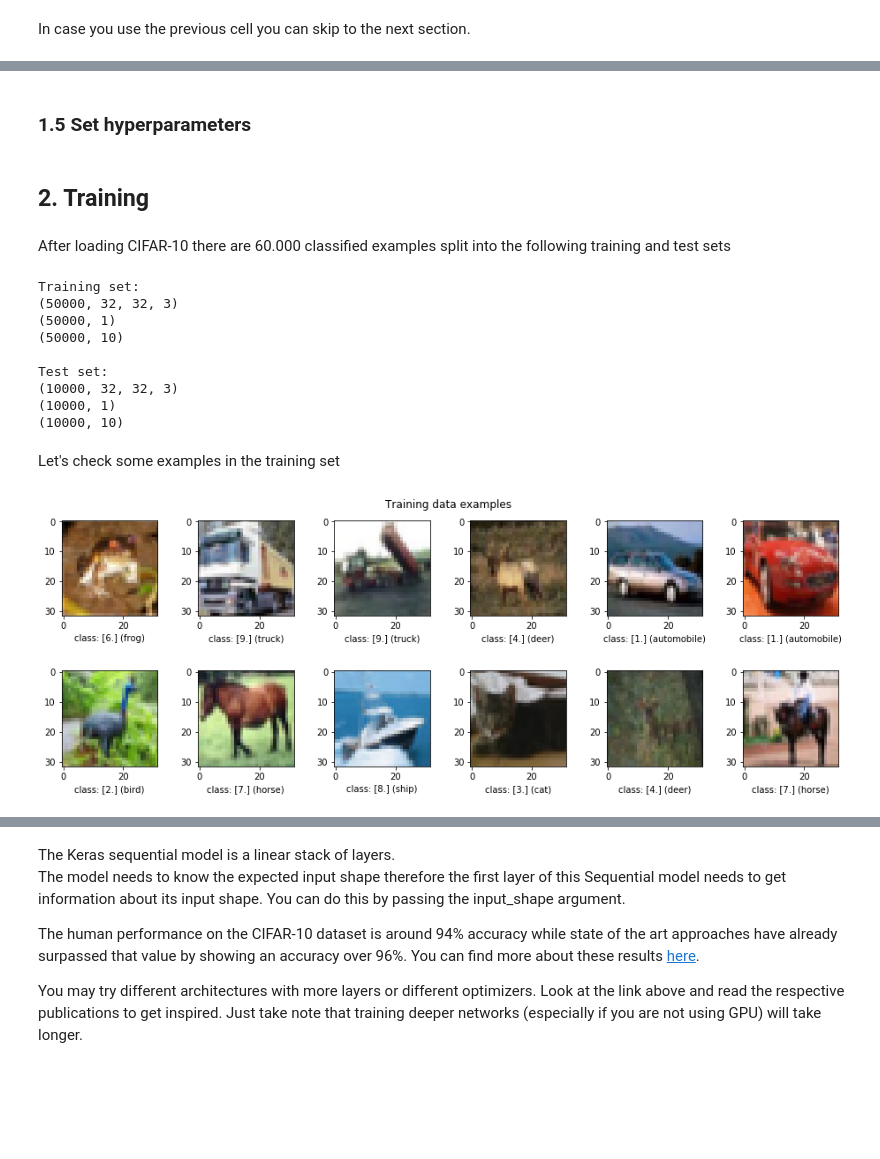
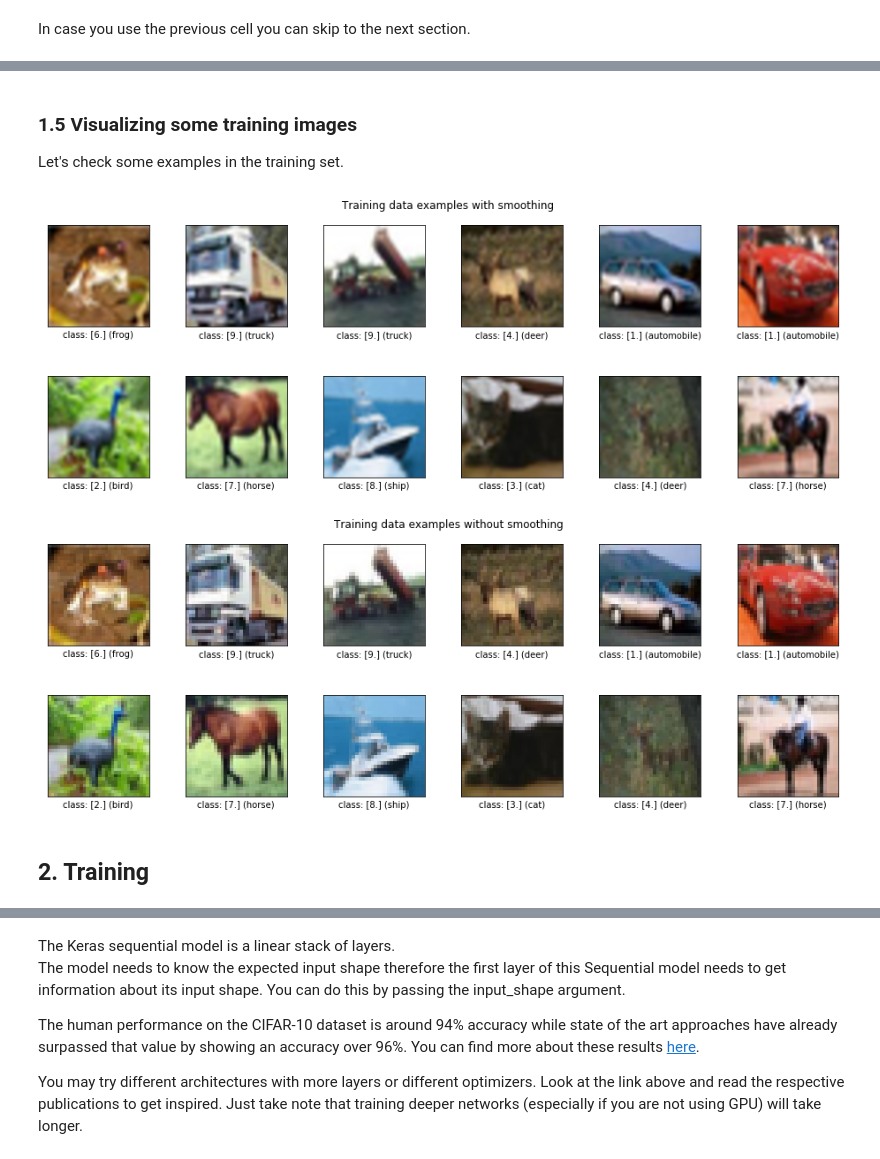
Before and after one commit to ruidbras/Cifar10-TensorFlow, a Jupyter notebook: Cifar10 Tensorflow.ipynb, the cells around one changed output, grey strips where cells are left out. Drawn from its saved outputs; the diff is of its cells as text; code cells hidden in the pictures; blank space fills up the shorter version.

```diff
--- a/Cifar10 Tensorflow.ipynb
+++ b/Cifar10 Tensorflow.ipynb
@@ -147,2 +147,0 @@ n_classes = len(class_labels)
-# %% [markdown]
-### 1.5 Set hyperparameters
@@ -157,37 +162,33 @@ GPU = True
+# %% [markdown]
+### 1.5 Visualizing some training images
+
+Let's check some examples in the training set.
+# %%
+def plot_img(X_train, y_train, smooth=False):
+
+    fig = plt.figure(figsize=(13, 5))
+    for i in range(12):
+        plt.subplot(2, 6, i+1)
+        fig.subplots_adjust(hspace=0.5, wspace=0.5)
+        if smooth:
+            interpolation = 'spline16'
+            title = 'Training data examples with smoothing'
+        else:
+            interpolation = 'nearest'
+            title = 'Training data examples without smoothing'
+        plt.tick_params(axis='both', which='both', bottom=False, top=False,
+            left=False, right=False, labelbottom=False, labelleft=False)
+        plt.imshow(X_train[i], interpolation=interpolation)
+        plt.xlabel('class: {} ({})'.format(y_train[i], n_to_class[y_train[i, 0]]))
+
+    plt.suptitle(title)
+    plt.tight_layout()
+
+plot_img(X_train, y_train, True)
+plot_img(X_train, y_train, False)
+# %% [output]
+[figure, added]
+[figure, added]
 # %% [markdown]
 ## 2. Training
-# %% [markdown]
-After loading CIFAR-10 there are 60.000 classified examples split into the following training and test sets
-# %%
-print('Training set:')
-print(X_train.shape)
-print(y_train.shape)
-print(labels_train.shape)
-print('\nTest set:')
-print(X_test.shape)
-print(y_test.shape)
-print(labels_test.shape)
-# %% [output]
-Training set:
-(50000, 32, 32, 3)
-(50000, 1)
-(50000, 10)
-
-Test set:
-(10000, 32, 32, 3)
-(10000, 1)
-(10000, 10)
-# %% [markdown]
-Let's check some examples in the training set
-# %%
-fig = plt.figure(figsize=(13, 5))
-for i in range(12):
-    plt.subplot(2, 6, i+1)
-    fig.subplots_adjust(hspace=0.5, wspace=0.5)
-    plt.imshow(X_train[i])
-    plt.xlabel('class: {} ({})'.format(y_train[i], n_to_class[y_train[i, 0]]))
-plt.suptitle('Training data examples')
-plt.tight_layout()
-# %% [output]
-[figure, removed]
 # %% [markdown]
```
Also changed, not shown: parts of 41 cells of this notebook, 2 other files.
